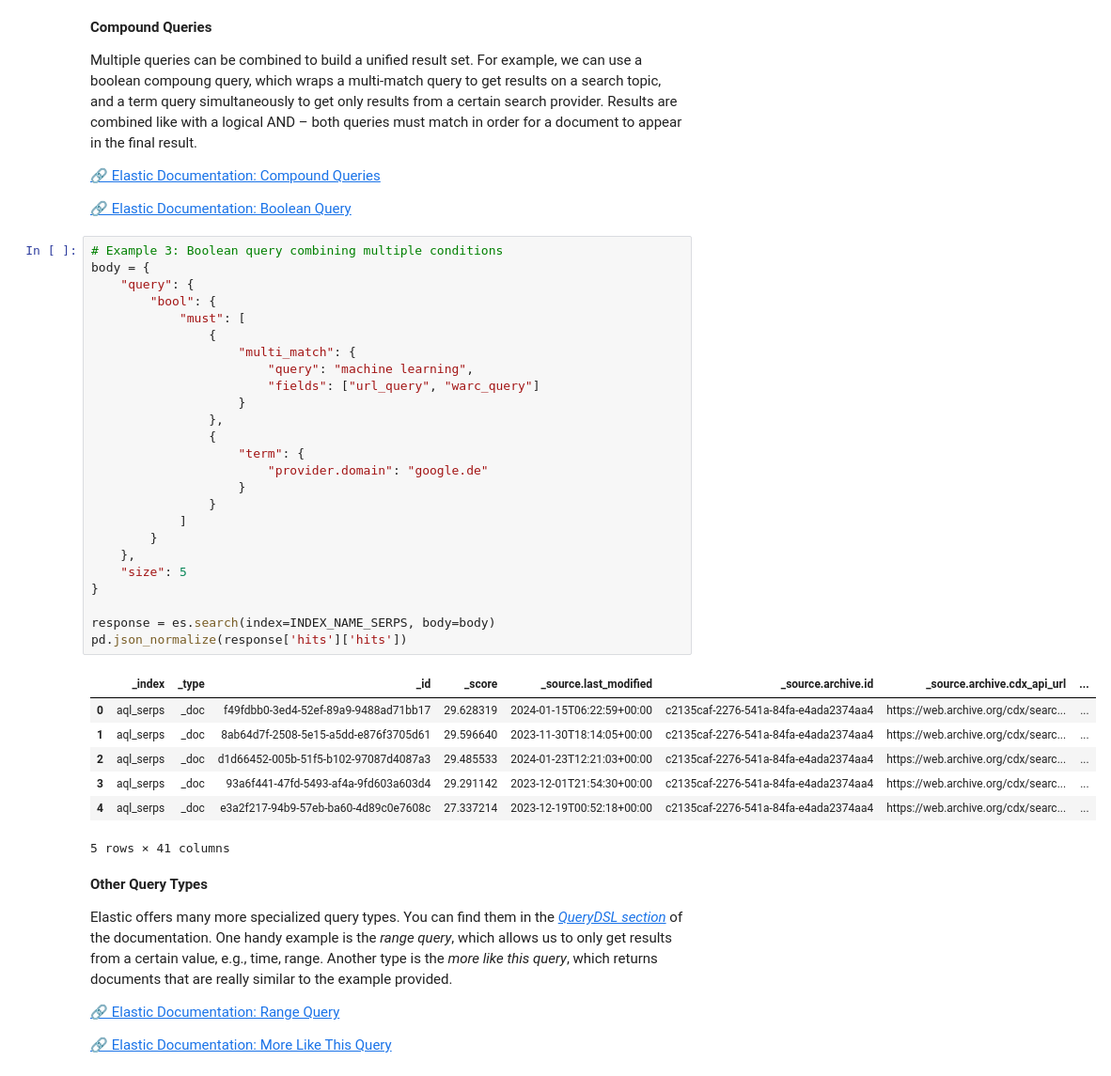
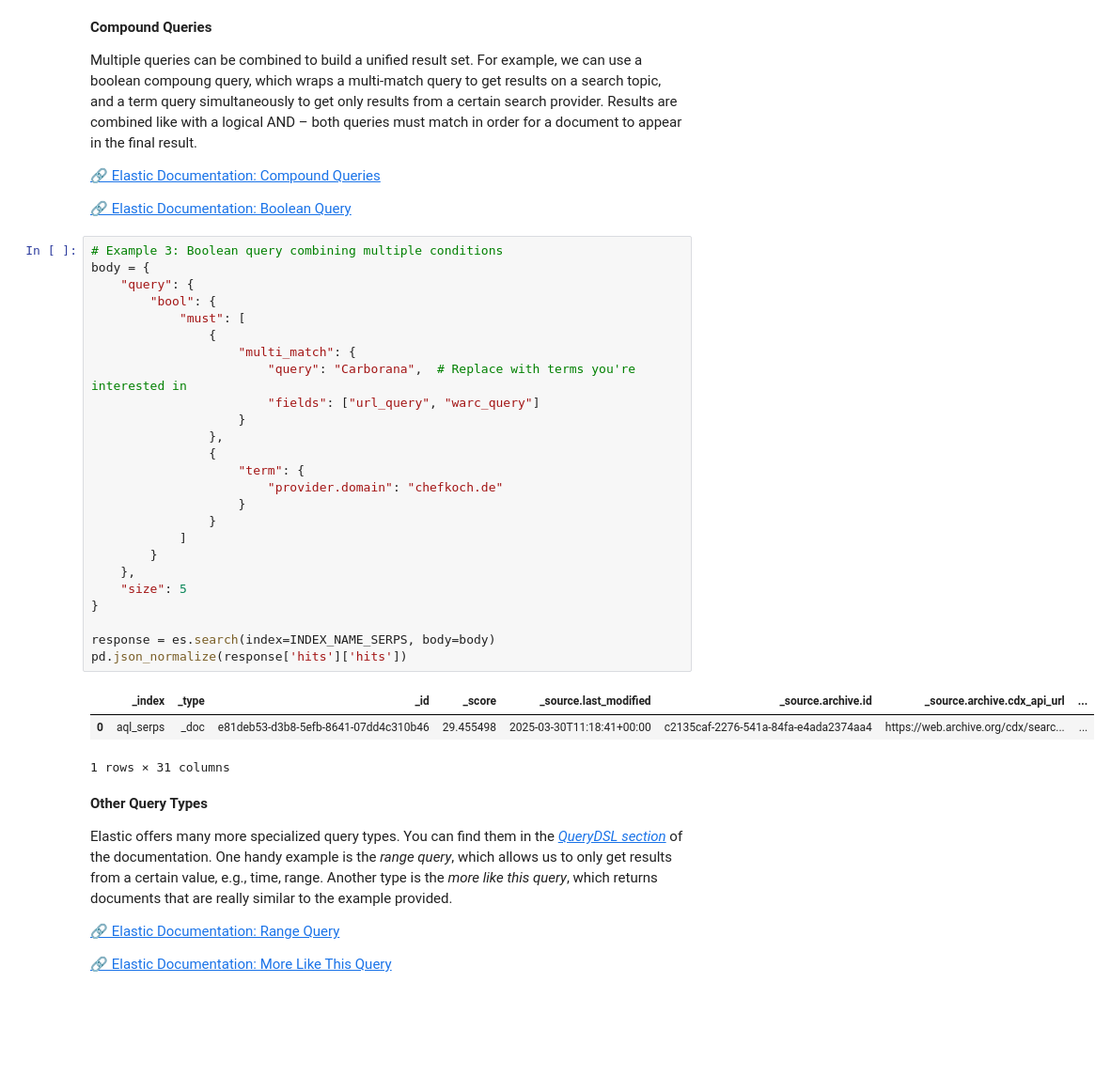
Before and after one commit to CuzImAram/slt_project, a Jupyter notebook: 01-elasticsearch-solved.ipynb, the cells around one changed output. Shown at 94% size. Drawn from its saved outputs; the diff is of its cells as text; blank space fills up the shorter version.

```diff
--- a/01-elasticsearch-solved.ipynb
+++ b/01-elasticsearch-solved.ipynb
@@ -171,36 +171,32 @@ Multiple queries can be combined to build a unified result set. For example, we
 # %%
 # Example 3: Boolean query combining multiple conditions
 body = {
     "query": {
         "bool": {
             "must": [
                 {
                     "multi_match": {
-                        "query": "machine learning",
+                        "query": "Carborana",  # Replace with terms you're interested in
                         "fields": ["url_query", "warc_query"]
                     }
                 },
                 {
                     "term": {
-                        "provider.domain": "google.de"
+                        "provider.domain": "chefkoch.de"
                     }
                 }
             ]
         }
     },
     "size": 5
 }
 
 response = es.search(index=INDEX_NAME_SERPS, body=body)
 pd.json_normalize(response['hits']['hits'])
 # %% [output]
 |  | _index | _type | _id | _score | _source.last_modified | _source.archive.id | _source.archive.cdx_api_url | ... |
-| 0 | aql_serps | _doc | f49fdbb0-3ed4-52ef-89a9-9488ad71bb17 | 29.628319 | 2024-01-15T06:22:59+00:00 | c2135caf-2276-541a-84fa-e4ada2374aa4 | https://web.archive.org/cdx/searc... | ... |
-| 1 | aql_serps | _doc | 8ab64d7f-2508-5e15-a5dd-e876f3705d61 | 29.596640 | 2023-11-30T18:14:05+00:00 | c2135caf-2276-541a-84fa-e4ada2374aa4 | https://web.archive.org/cdx/searc... | ... |
-| 2 | aql_serps | _doc | d1d66452-005b-51f5-b102-97087d4087a3 | 29.485533 | 2024-01-23T12:21:03+00:00 | c2135caf-2276-541a-84fa-e4ada2374aa4 | https://web.archive.org/cdx/searc... | ... |
-| 3 | aql_serps | _doc | 93a6f441-47fd-5493-af4a-9fd603a603d4 | 29.291142 | 2023-12-01T21:54:30+00:00 | c2135caf-2276-541a-84fa-e4ada2374aa4 | https://web.archive.org/cdx/searc... | ... |
-| 4 | aql_serps | _doc | e3a2f217-94b9-57eb-ba60-4d89c0e7608c | 27.337214 | 2023-12-19T00:52:18+00:00 | c2135caf-2276-541a-84fa-e4ada2374aa4 | https://web.archive.org/cdx/searc... | ... |
+| 0 | aql_serps | _doc | e81deb53-d3b8-5efb-8641-07dd4c310b46 | 29.455498 | 2025-03-30T11:18:41+00:00 | c2135caf-2276-541a-84fa-e4ada2374aa4 | https://web.archive.org/cdx/searc... | ... |
-5 rows × 41 columns
+1 rows × 31 columns
 # %% [markdown]
 **Other Query Types**
 
```
Also changed, not shown: parts of 5 cells of this notebook, 2 other files.
